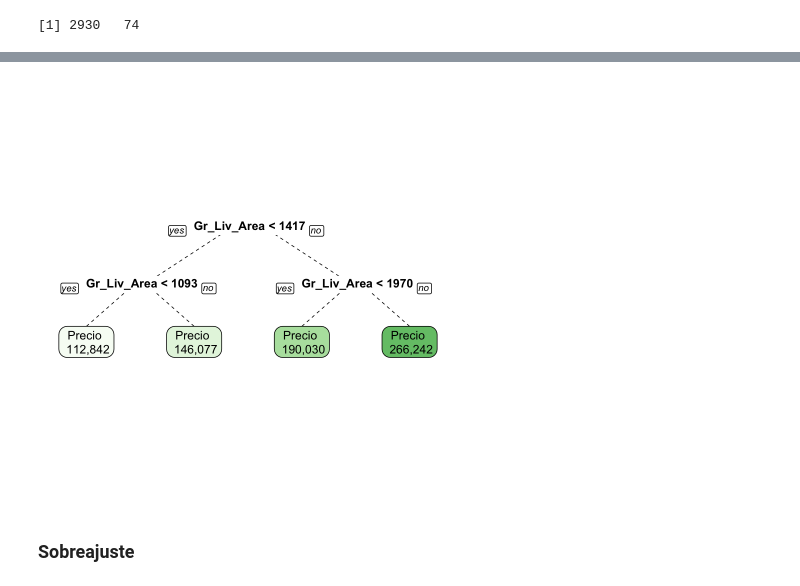
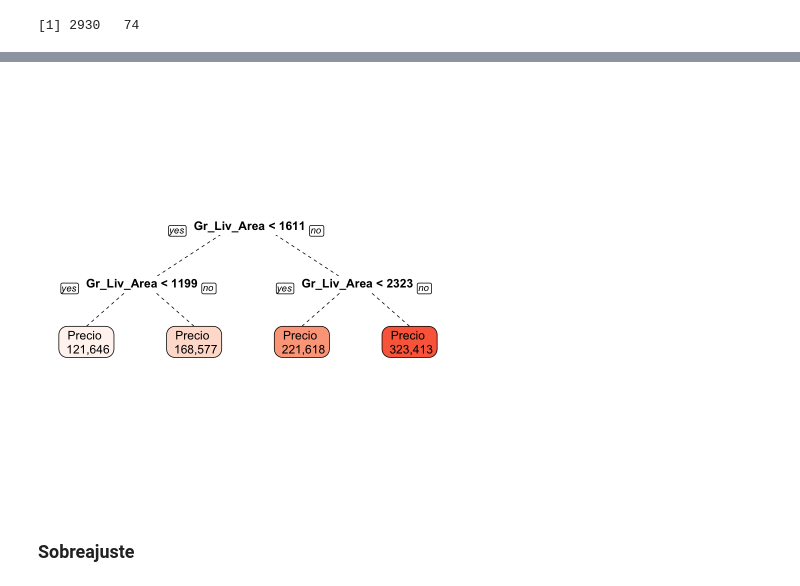
Before and after one commit to ignaciomsarmiento/ML_UNLP_Lectures, a Jupyter notebook: Week04/Notebook_Tree_Methods.ipynb, the cells around one changed output, grey strips where cells are left out. Cells and saved outputs as stored; diff of their text form; code cells hidden in the pictures.

```diff
--- a/Week04/Notebook_Tree_Methods.ipynb
+++ b/Week04/Notebook_Tree_Methods.ipynb
@@ -56,4 +56,4 @@ A tibble: 6 × 74
 | Two_Story_1946_and_Newer | Residential_Low_Density | 74 | 13830 | Pave | No_Alley_Access | Slightly_Irregular | Lvl | AllPub | ... |
 | Two_Story_1946_and_Newer | Residential_Low_Density | 78 | 9978 | Pave | No_Alley_Access | Slightly_Irregular | Lvl | AllPub | ... |
 # %%
-amestree <- rpart(log(Sale_Price) ~  Gr_Liv_Area  + Bldg_Type + Fence + Lot_Area,data=ames, control = list(maxdepth =2 ))
+amestree <- rpart(Sale_Price ~  Gr_Liv_Area  + Bldg_Type + Fence + Lot_Area,data=ames, control = list(maxdepth =2 ))
@@ -60,9 +64,8 @@ amestree <- rpart(log(Sale_Price) ~  Gr_Liv_Area  + Bldg_Type + Fence + Lot_Area
 # %%
-
 p_load("rpart.plot")
-prp(amestree, under = TRUE, branch.lty = 2, yesno = 2, faclen = 0, varlen=15,tweak=1.2,clip.facs= TRUE,box.palette = "Greens",compress=FALSE,ycompress = FALSE,node.fun=function(x, labs, digits, varlen) paste("Precio \n", format(round(exp(amestree$frame$yval), 0), nsmall=0, big.mark=",")))
+prp(amestree, under = TRUE, branch.lty = 2, yesno = 2, faclen = 0, varlen=15,tweak=1.2,clip.facs= TRUE,box.palette = "Reds",compress=FALSE,ycompress = FALSE,node.fun=function(x, labs, digits, varlen) paste("Precio \n", format(round(amestree$frame$yval, 0), nsmall=0, big.mark=",")))
 # %% [output]
-[figure, old version]
+[figure, new version]
 # %% [markdown]
 ### Sobreajuste
 # %% [markdown]
```
Also changed, not shown: parts of 16 cells of this notebook, 4 other files.
